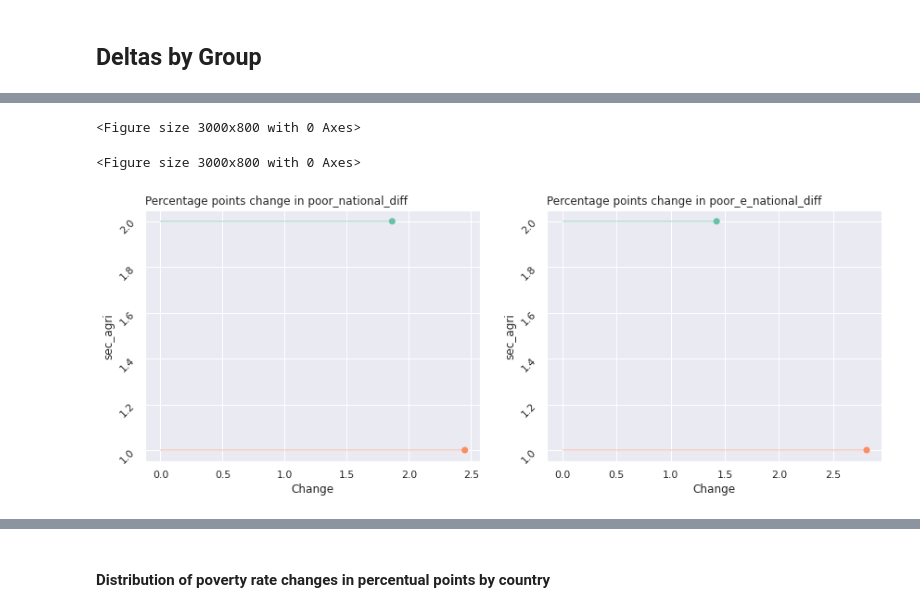
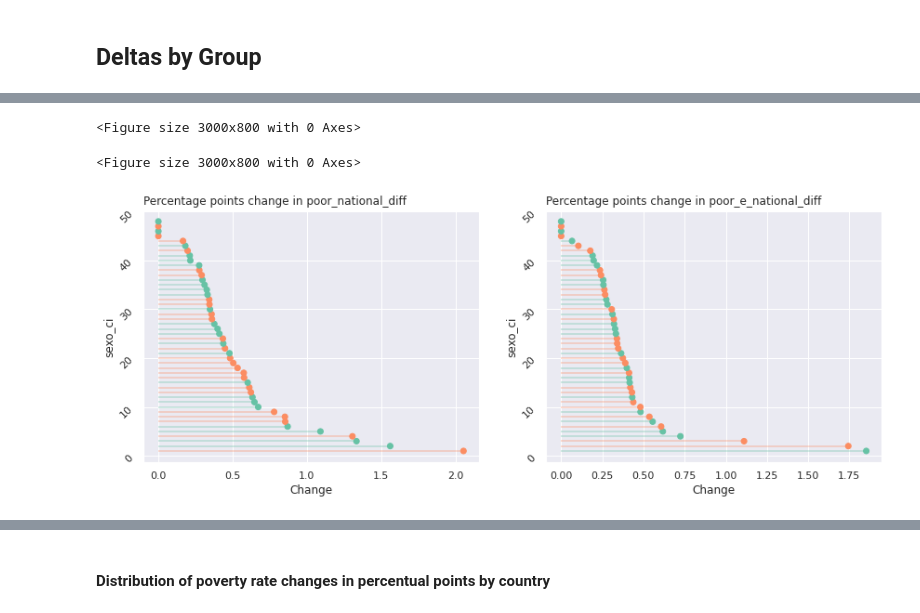
Before and after one commit to EL-BID/analytics_simulation_public_policy_scl, a Jupyter notebook: notebooks/scldata_policy_simulation.ipynb, the cells around one changed output, grey strips where cells are left out. Cells and saved outputs as stored; diff of their text form; code cells hidden in the pictures.

```diff
--- a/notebooks/scldata_policy_simulation.ipynb
+++ b/notebooks/scldata_policy_simulation.ipynb
@@ -12,6 +12,7 @@ from scldata_simulation import *
 scldata_simulation = SCLdataSimulation()
 # %%
 # price shock components
+# - You can choose which components are affected by exogenous impact
 shock_component = [#'Alimentos fuera del hogar',
                    #'Azúcares', 'Bebidas no alcohólicas',
                    #'Carnes, aves y huevos',
@@ -23,9 +24,22 @@ shock_component = [#'Alimentos fuera del hogar',
                   ]
 
 # shock_weight
-shock_weight = 0.50
+# - pct impact of exogenous impact
+shock_weight = 0.10
 
-# population affected
-population = {'sexo_ci': 1}
+# population affected - shock_weight
+# ToDo(rsanchezavalos)
+# - specify whether the impact is focused on a subgroup of the population
+# shock_population = {'sec_agri': 0}
+
+# income_growth
+# ToDo(rsanchezavalos)
+# - Control by GDP growth
+# gdp_growth = .1
+
+# population affected - income_growth
+# ToDo(rsanchezavalos)
+# - specify whether the income growth is focused on a subgroup of the population
+# gdp_population = {'sec_agri': 1}
 # %%
 # Get the weight of the shock component
@@ -41,4 +59,0 @@ change = scldata_simulation.simulate_change(shock_component, shock_weight)
-# %%
-change['impact'] = change['poor_national'] - change['poor_national_delta']
-#sum(change['impact'] * change['factor_ch'])
-change
@@ -86,7 +117,7 @@ plt.show()
 # %%
-group = ['sec_agri']
-plot_group(change, group)
+group = ['pais_c', 'sexo_ci']
+scldata_simulation.plot_group(change=change, group= group)
 # %% [output]
 <Figure size 3000x800 with 0 Axes>
 <Figure size 3000x800 with 0 Axes>
-[figure, old version]
+[figure, new version]
```
Also changed, not shown: parts of 13 cells of this notebook, 1 other file.
